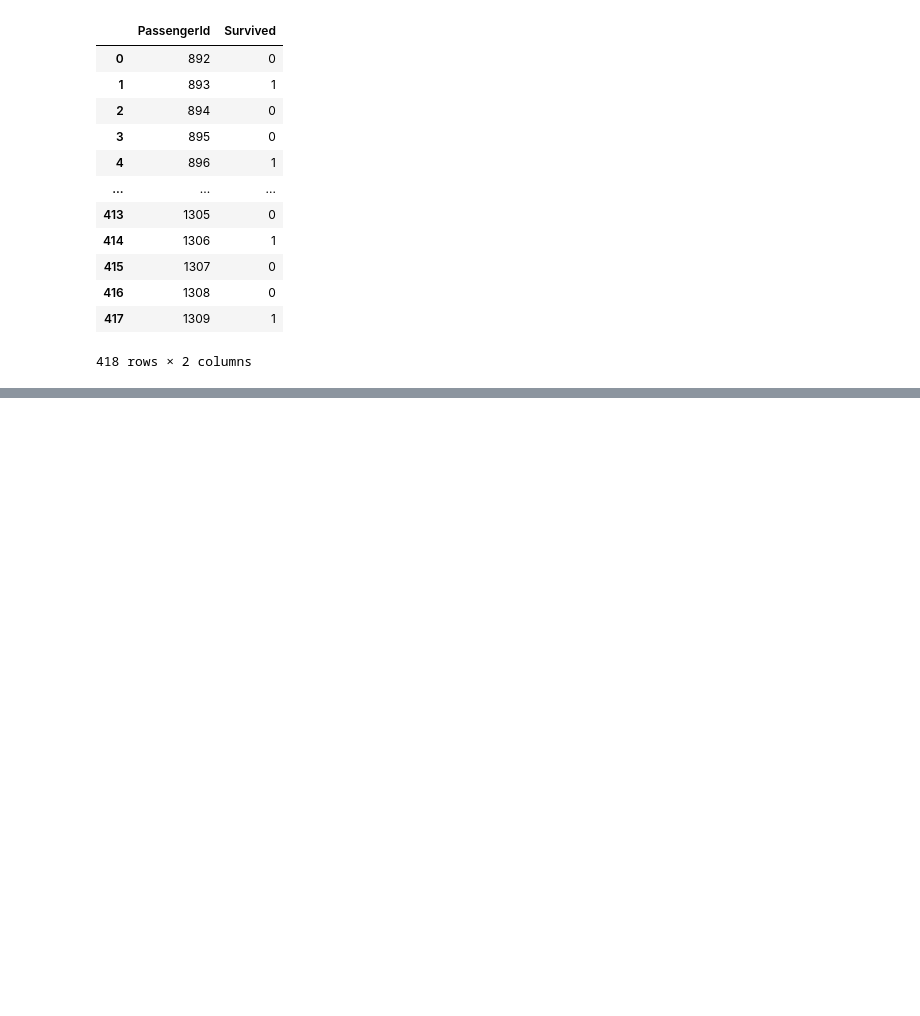
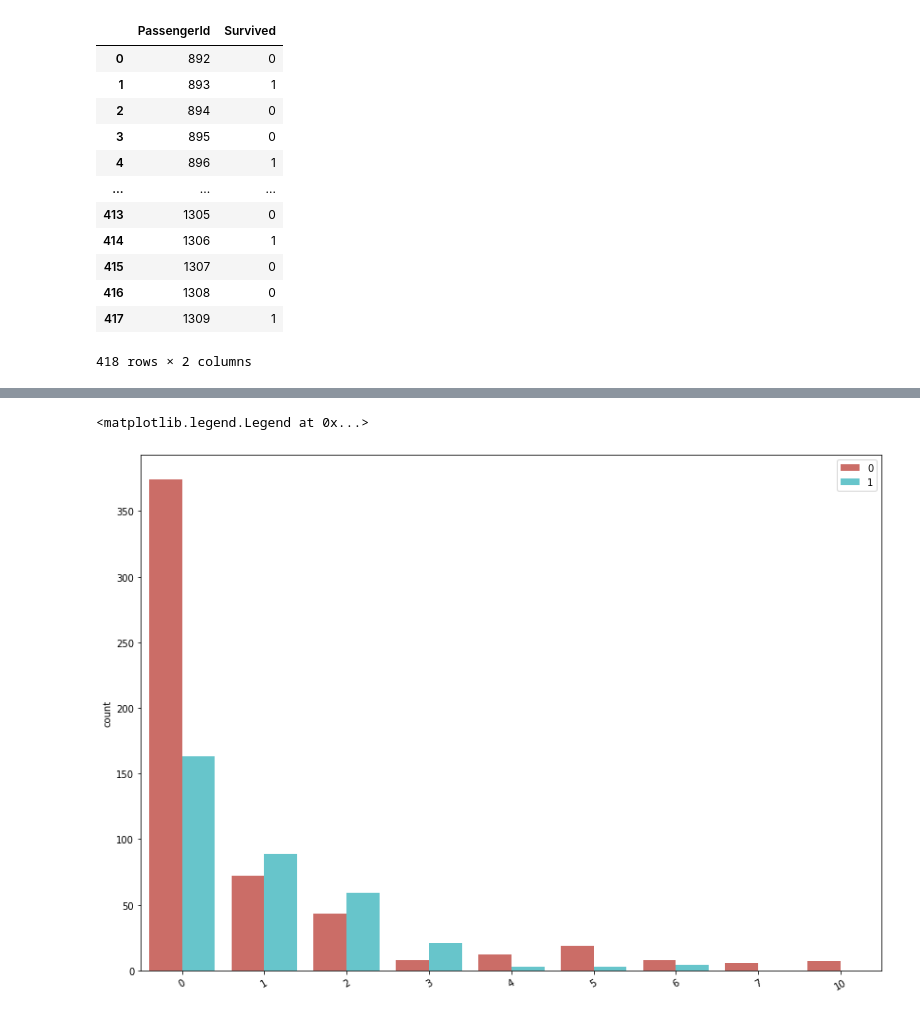
Before and after one commit to liao771018/tibame, a Jupyter notebook: titanic.ipynb, the cells around one changed output, grey strips where cells are left out. Drawn from its saved outputs; the diff is of its cells as text; code cells hidden in the pictures; blank space fills up the shorter version.

```diff
--- a/titanic.ipynb
+++ b/titanic.ipynb
@@ -462,0 +527,12 @@ df
+# %%
+# 家人與生還
+
+plt.figure(figsize=(14, 10))
+sns.countplot(x=train_df["SibSp"]+train_df["Parch"], hue=train_df["Survived"], palette=sns.color_palette("hls", 2))
+plt.xticks(rotation=30)
+plt.legend(loc="upper right")
+# 可以看到孤身一人的死亡比例最高
+# 四人以上家庭的全家一起死亡的比率也相對高
+# %% [output]
+<matplotlib.legend.Legend at 0x...>
+[figure, added]
```
Also changed, not shown: parts of 7 cells of this notebook.
